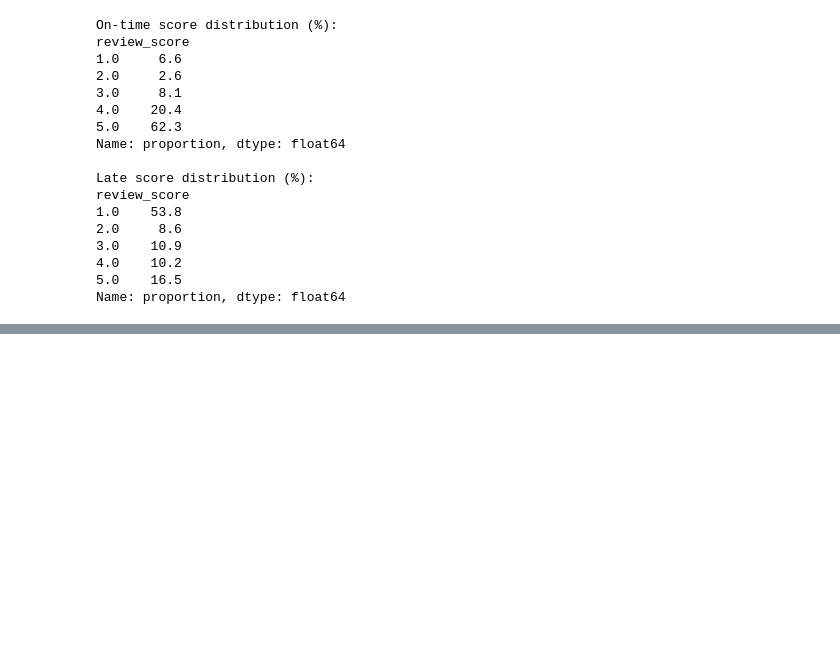
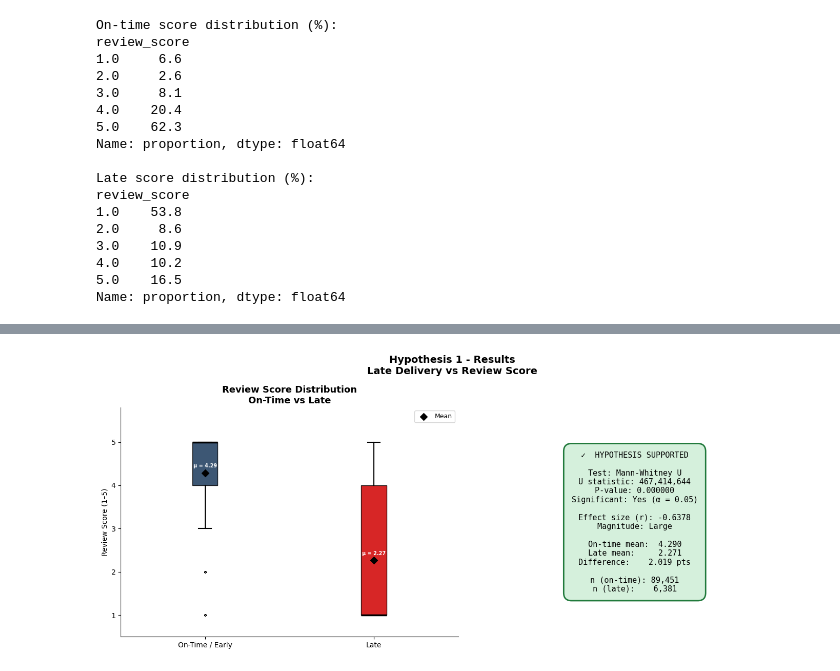
Before and after one commit to T-Letuka/Retail, a Jupyter notebook: notebooks/02_Statistical_analysis.ipynb, the cells around one changed output, grey strips where cells are left out. Cells and saved outputs as stored; diff of their text form; code cells hidden in the pictures; blank space fills up the shorter version.

```diff
--- a/notebooks/02_Statistical_analysis.ipynb
+++ b/notebooks/02_Statistical_analysis.ipynb
@@ -298,0 +365,97 @@ print("Chart saved.")
+# %%
+fig, axes = plt.subplots(1, 2, figsize=(14, 6))
+
+bp = axes[0].boxplot(
+    [on_time_scores, late_scores],
+    labels=['On-Time / Early', 'Late'],
+    patch_artist=True,
+    medianprops=dict(color='black', linewidth=2.5),
+    whiskerprops=dict(linewidth=1.5),
+    capprops=dict(linewidth=1.5),
+    flierprops=dict(marker='o', markersize=2, alpha=0.3)
+)
+
+bp['boxes'][0].set_facecolor(COLOUR_PRIMARY)
+bp['boxes'][1].set_facecolor(COLOUR_EMPHASIS)
+for patch in bp['boxes']:
+    patch.set_alpha(0.85)
+
+
+axes[0].scatter(
+    [1, 2],
+    [on_time_scores.mean(), late_scores.mean()],
+    marker='D', color='black', s=50, zorder=5, label='Mean'
+)
+
+# Mean value annotations
+axes[0].text(
+    1, on_time_scores.mean() + 0.12,
+    f'μ = {on_time_scores.mean():.2f}',
+    ha='center', fontsize=7,
+    color='white', fontweight='bold'
+)
+axes[0].text(
+    2, late_scores.mean() + 0.12,
+    f'μ = {late_scores.mean():.2f}',
+    ha='center', fontsize=7,
+    color='white', fontweight='bold'
+)
+
+axes[0].set_ylabel('Review Score (1–5)')
+axes[0].set_ylim(0.5, 5.8)
+axes[0].set_title(
+    'Review Score Distribution\nOn-Time vs Late',
+    fontweight='bold'
+)
+axes[0].legend(fontsize=9)
+
+# ── Panel 2: Test result summary card ─────────────────────
+axes[1].axis('off')
+
+result_color  = '#D5F0DC' if significant else '#FAD7D3'
+border_color  = '#217A3C' if significant else '#C0392B'
+result_label  = 'HYPOTHESIS SUPPORTED' if significant else 'HYPOTHESIS NOT SUPPORTED'
+result_symbol = '✓' if significant else '✗'
+summary_text = (
+    f"{result_symbol}  {result_label}\n\n"
+    f"Test: Mann-Whitney U\n"
+    f"U statistic: {stat:,.0f}\n"
+    f"P-value: {p_value:.6f}\n"
+    f"Significant: {'Yes' if significant else 'No'} (α = 0.05)\n\n"
+    f"Effect size (r): {effect_size_r:.4f}\n"
+    f"Magnitude: {magnitude.capitalize()}\n\n"
+    f"On-time mean:  {on_time_scores.mean():.3f}\n"
+    f"Late mean:     {late_scores.mean():.3f}\n"
+    f"Difference:    {on_time_scores.mean() - late_scores.mean():.3f} pts\n\n"
+    f"n (on-time): {n1:,}\n"
+    f"n (late):    {n2:,}"
+)
+
+axes[1].text(
+    0.5, 0.5,
+    summary_text,
+    ha='center', va='center',
+    fontsize=11,
+    fontfamily='monospace',
+    transform=axes[1].transAxes,
+    bbox=dict(
+        boxstyle='round,pad=1',
+        facecolor=result_color,
+        edgecolor=border_color,
+        linewidth=2
+    )
+)
+
+plt.suptitle(
+    'Hypothesis 1 - Results\nLate Delivery vs Review Score',
+    fontsize=14, fontweight='bold'
+)
+plt.tight_layout()
+plt.savefig(
+    '../outputs/figures/h1_test_results.png',
+    dpi=150, bbox_inches='tight'
+)
+plt.show()
+print("Chart saved.")
+# %% [output]
+[figure, added]
```
Also changed, not shown: parts of 23 cells of this notebook, 5 other files.
